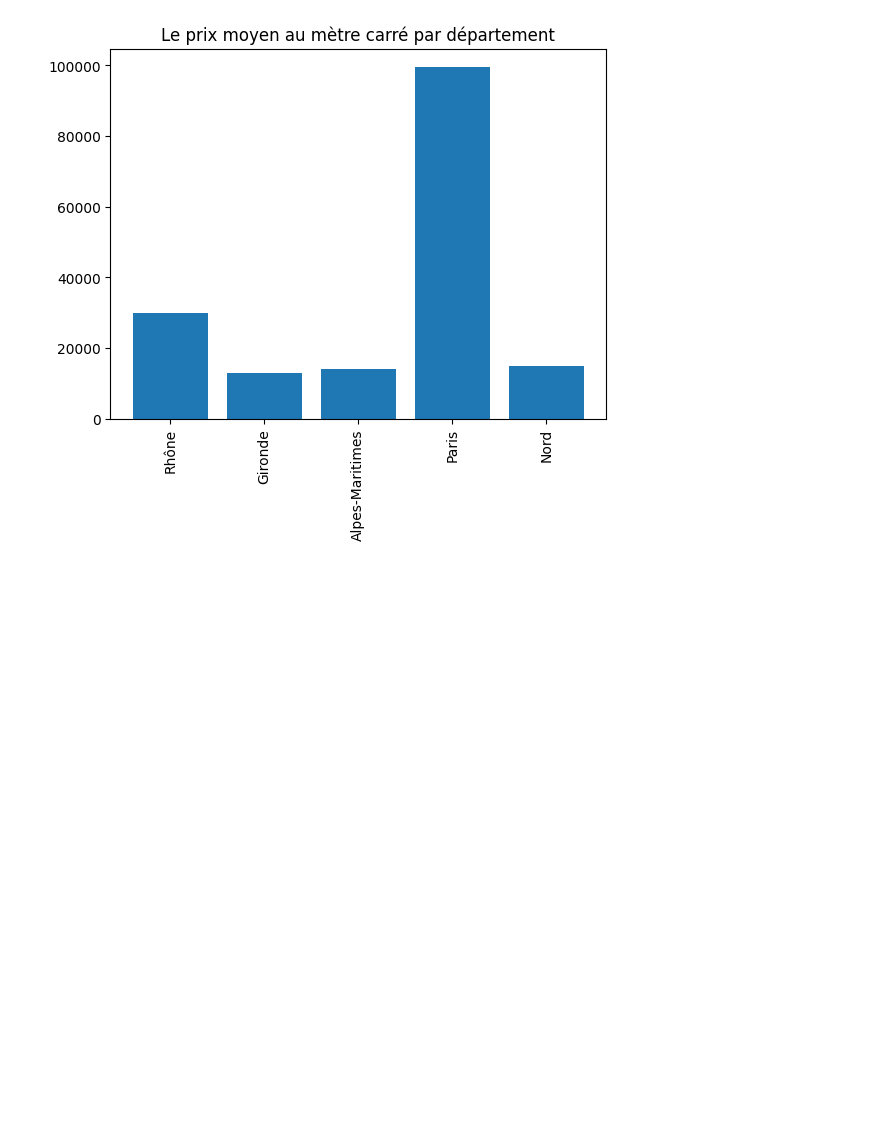
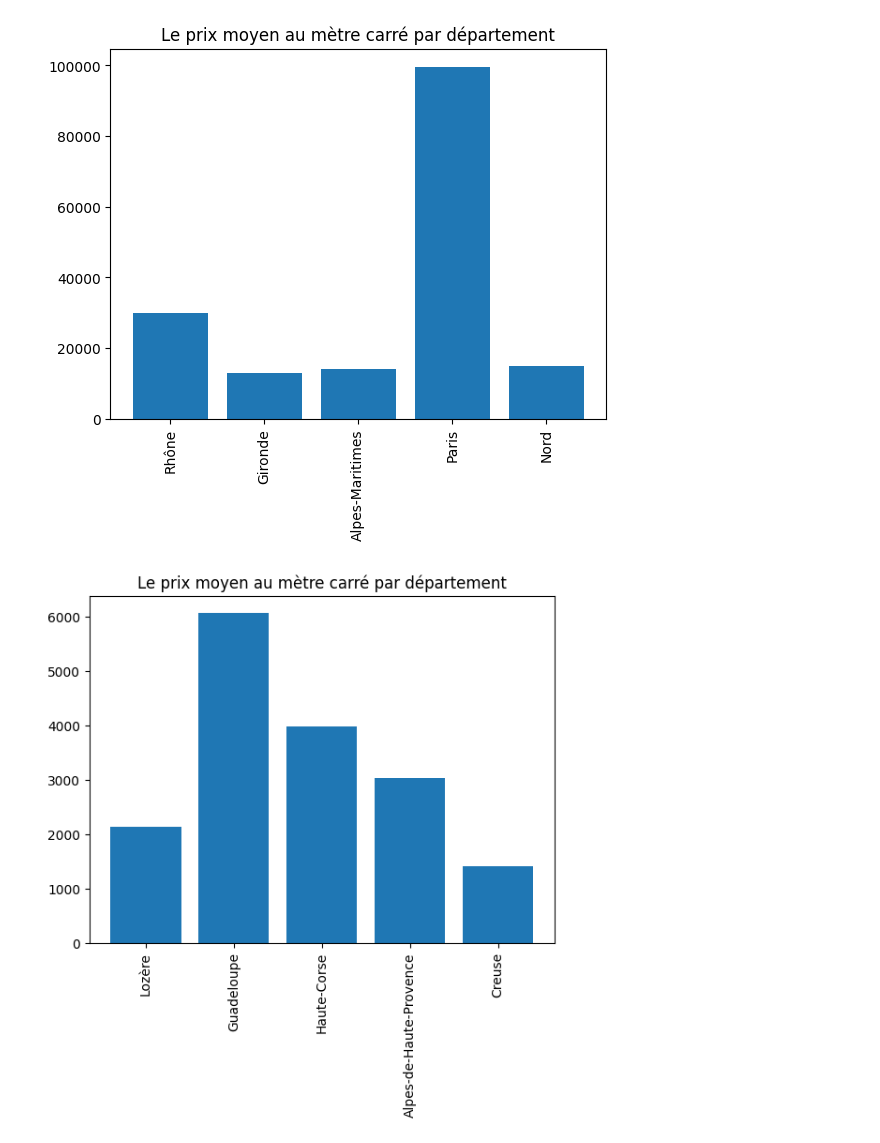
Before and after one commit to yougoxe/data_analyse_dvf, a Jupyter notebook: src/analyse.ipynb, the cells around one changed output. Cells and saved outputs as stored; diff of their text form; code cells hidden in the pictures; blank space fills up the shorter version.

```diff
--- a/src/analyse.ipynb
+++ b/src/analyse.ipynb
@@ -166,3 +166,13 @@ plt.xticks(rotation=90)
 plt.show()
 # %% [output]
 [figure]
+# %%
+plt.bar(df_trie_asc_nombre_vente['dep_name'],df_trie_asc_nombre_vente['moyenne_prix_metre_carre'])
+
+# Ajouter un titre
+plt.title('Le prix moyen au mètre carré par département')
+# Afficher le diagramme
+plt.xticks(rotation=90)
+plt.show()
+# %% [output]
+[figure, added]
```
Also changed, not shown: parts of 1 cell of this notebook.
